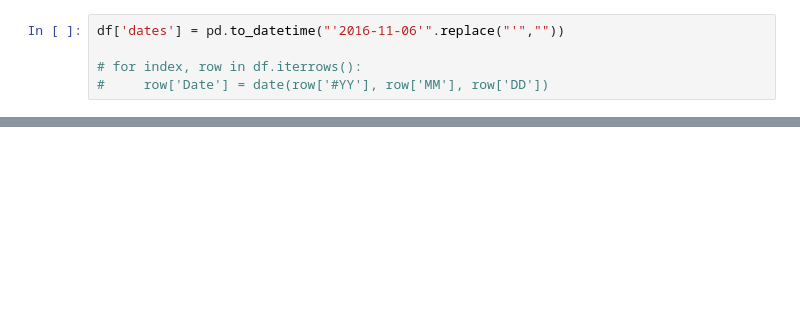
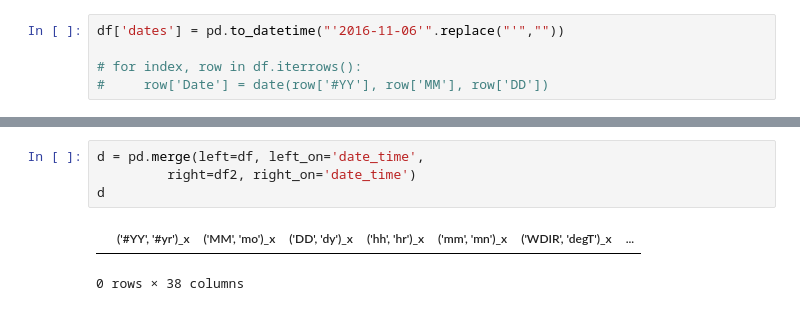
Before and after one commit to nishraptor/Mok1-Sea-Data, a Jupyter notebook: Ouida.ipynb, the cells around one changed output, grey strips where cells are left out. Cells and saved outputs as stored; diff of their text form; blank space fills up the shorter version.

```diff
--- a/Ouida.ipynb
+++ b/Ouida.ipynb
@@ -128,0 +182,7 @@ Populating the interactive namespace from numpy and matplotlib
+# %%
+d = pd.merge(left=df, left_on='date_time',
+         right=df2, right_on='date_time')
+d
+# %% [output]
+|  | ('#YY', '#yr')_x | ('MM', 'mo')_x | ('DD', 'dy')_x | ('hh', 'hr')_x | ('mm', 'mn')_x | ('WDIR', 'degT')_x | ... |
+0 rows × 38 columns
```
Also changed, not shown: parts of 6 cells of this notebook, 1 other file.
